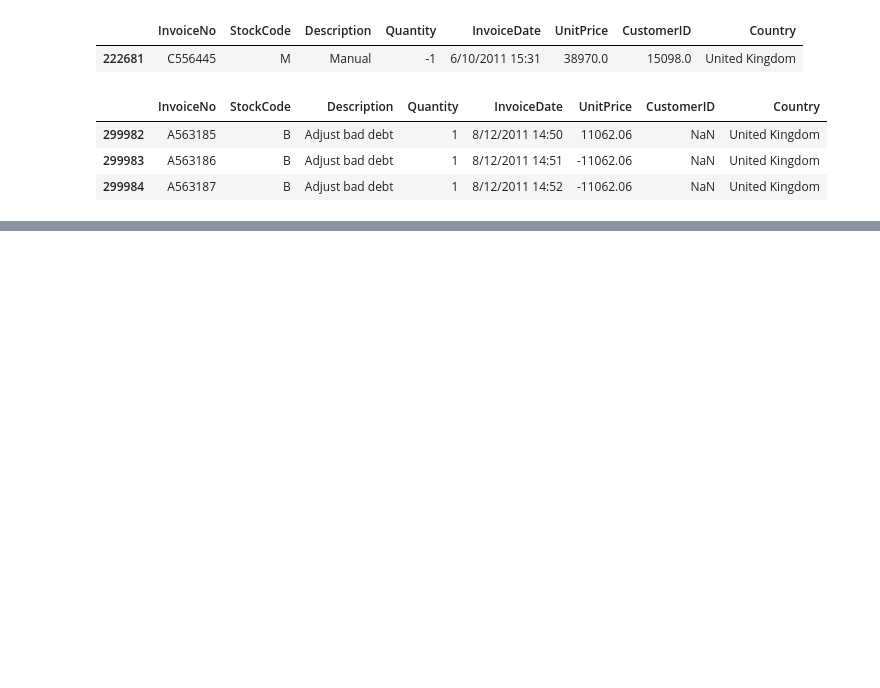
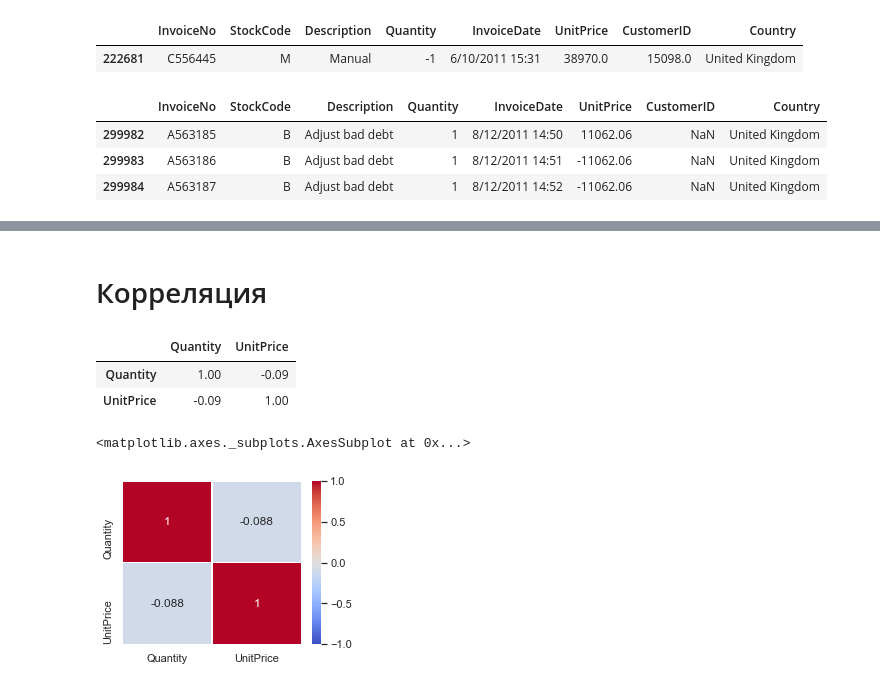
Before and after one commit to alexrudskih/pyda14_rudskih_HW, a Jupyter notebook: diplom/diplom.ipynb, the cells around one changed output, grey strips where cells are left out. Saved outputs shown, nothing was run; the diff lists cells and outputs as text; code cells hidden in the pictures; blank space fills up the shorter version.

```diff
--- a/diplom/diplom.ipynb
+++ b/diplom/diplom.ipynb
@@ -207,0 +170,3 @@ data.loc[~data.index.isin(dups)]
+# %%
+# чистка 6 (удаляю строки с нулевой ценой)
+data.drop(data[data['UnitPrice'] == 0].index, inplace = True)
@@ -209,0 +278,17 @@ data.info()
+# %% [markdown]
+# Корреляция
+# %%
+# удалим столбец CustomerID, т.к. данные в нем синтетические и не влияют на продажи
+data_1 = data.drop(['CustomerID'], axis=1)
+# %%
+data_1.corr()
+# %% [output]
+|  | Quantity | UnitPrice |
+| Quantity | 1.00 | -0.09 |
+| UnitPrice | -0.09 | 1.00 |
+# %%
+sns.set(rc={'figure.figsize':(4, 3)})
+sns.heatmap(data_1.corr(), annot = True, center = 0, vmin=-1, vmax=1, cmap="coolwarm", linewidths=.5)
+# %% [output]
+<matplotlib.axes._subplots.AxesSubplot at 0x...>
+[figure, added]
```
Also changed, not shown: parts of 87 cells of this notebook.
